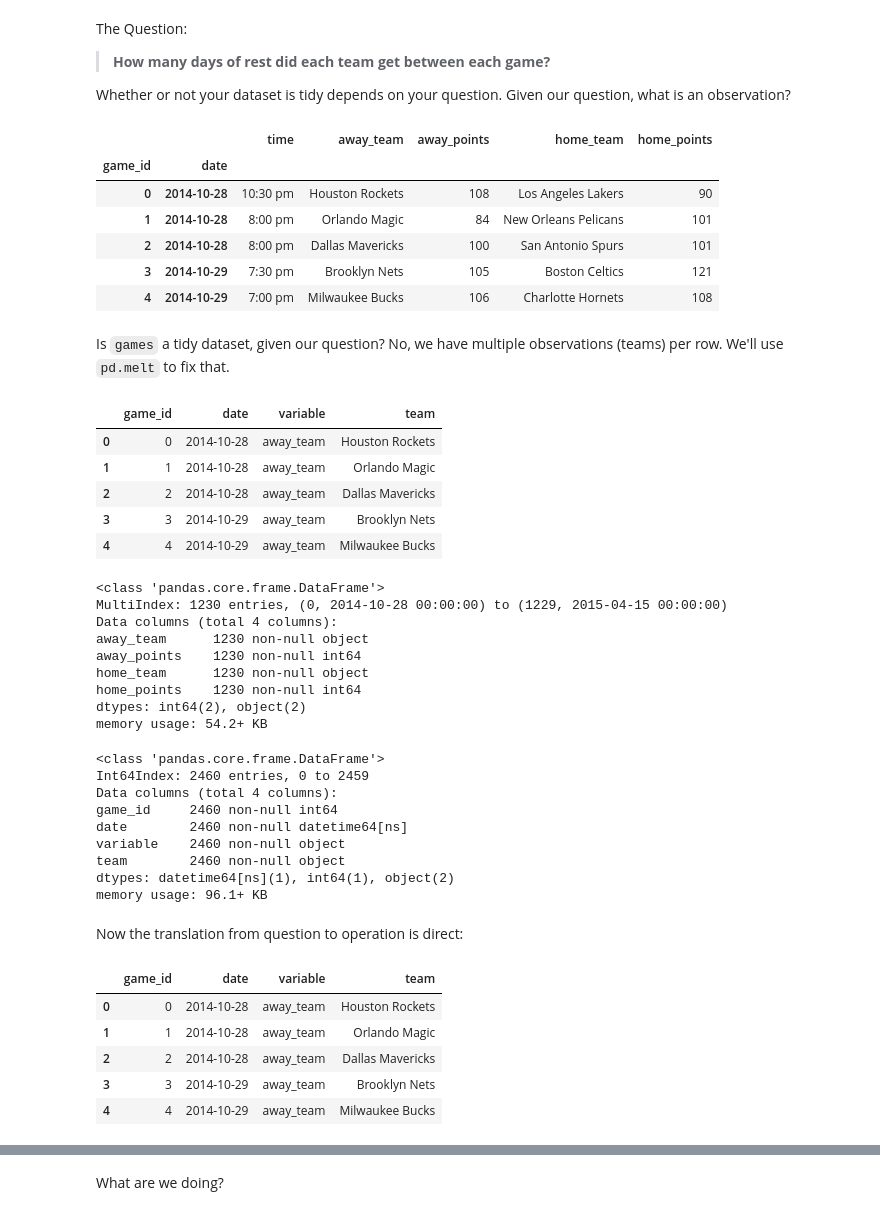
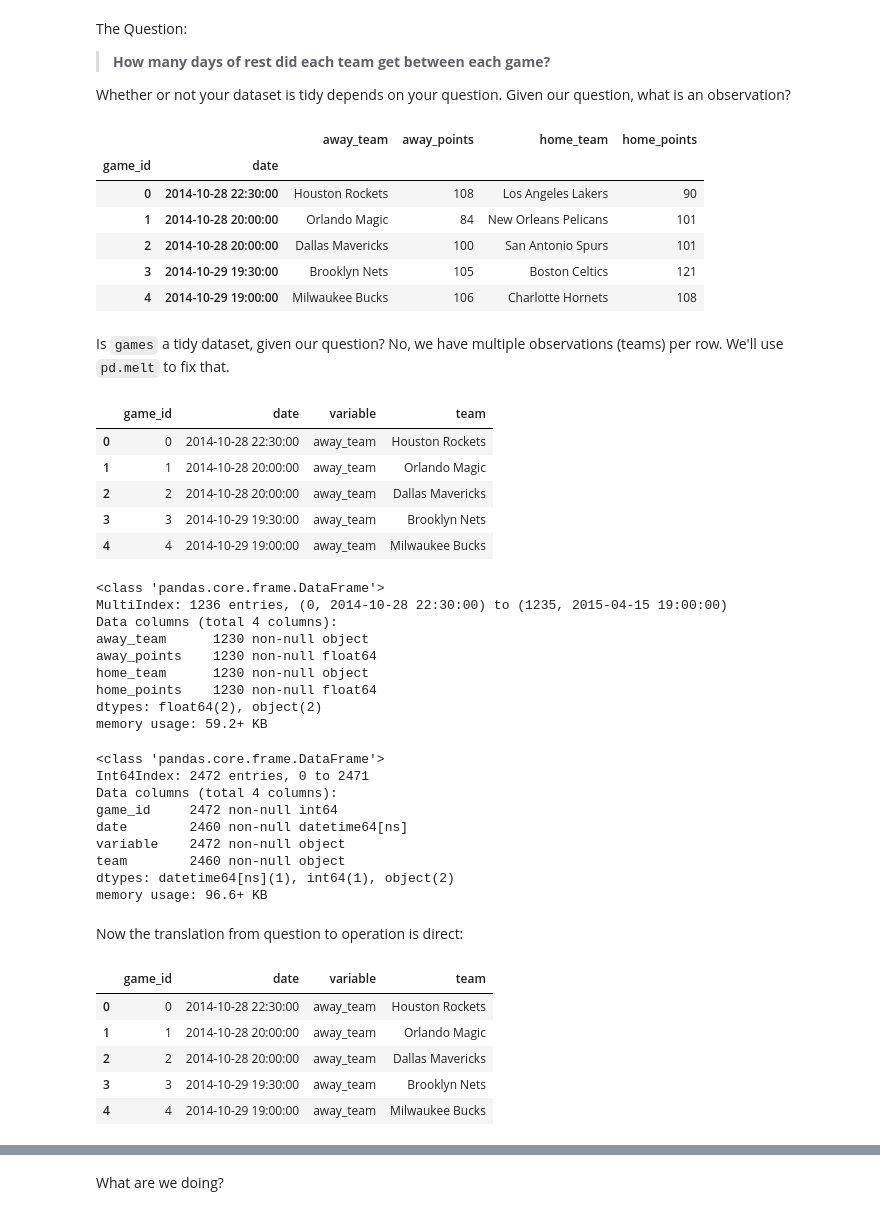
Before and after one commit to jreback/PyDataNYC2015, a Jupyter notebook: tutorial/4. Tidy Data.ipynb, the cells around one changed output, grey strips where cells are left out. Cells and saved outputs as stored; diff of their text form; code cells hidden in the pictures.

```diff
--- a/tutorial/4. Tidy Data.ipynb
+++ b/tutorial/4. Tidy Data.ipynb
@@ -40,25 +40,25 @@ The Question:
 Whether or not your dataset is tidy depends on your question. Given our question, what is an observation?
 # %%
 # parse and convert
-column_names = ['date1', 'time', '_', 'away_team', 'away_points',
+column_names = ['date1', 'time1', '_', 'away_team', 'away_points',
                 'home_team', 'home_points', 'n_ot', 'notes']
 games = (pd.read_csv('data/games.csv', names=column_names,
                       header=None, skiprows=2)
-           .assign(date = lambda x: pd.to_datetime(x['date1'],
+           .assign(date = lambda x: pd.to_datetime(x['date1'] + ' ' + x['time1'],
                                                    errors='coerce'))
-           .drop(['_', 'date1', 'notes', 'n_ot'], axis='columns')
+           .drop(['_', 'date1', 'time1', 'notes', 'n_ot'], axis='columns')
            .set_index('date', append=True)
         )
 games.index.names = ['game_id', 'date']
 games.head()
 # %% [output]
-|  |  | time | away_team | away_points | home_team | home_points |
-| game_id | date |  |  |  |  |  |
-| 0 | 2014-10-28 | 10:30 pm | Houston Rockets | 108 | Los Angeles Lakers | 90 |
-| 1 | 2014-10-28 | 8:00 pm | Orlando Magic | 84 | New Orleans Pelicans | 101 |
-| 2 | 2014-10-28 | 8:00 pm | Dallas Mavericks | 100 | San Antonio Spurs | 101 |
-| 3 | 2014-10-29 | 7:30 pm | Brooklyn Nets | 105 | Boston Celtics | 121 |
-| 4 | 2014-10-29 | 7:00 pm | Milwaukee Bucks | 106 | Charlotte Hornets | 108 |
+|  |  | away_team | away_points | home_team | home_points |
+| game_id | date |  |  |  |  |
+| 0 | 2014-10-28 22:30:00 | Houston Rockets | 108 | Los Angeles Lakers | 90 |
+| 1 | 2014-10-28 20:00:00 | Orlando Magic | 84 | New Orleans Pelicans | 101 |
+| 2 | 2014-10-28 20:00:00 | Dallas Mavericks | 100 | San Antonio Spurs | 101 |
+| 3 | 2014-10-29 19:30:00 | Brooklyn Nets | 105 | Boston Celtics | 121 |
+| 4 | 2014-10-29 19:00:00 | Milwaukee Bucks | 106 | Charlotte Hornets | 108 |
 # %% [markdown]
 Is `games` a tidy dataset, given our question? No, we have multiple observations (teams) per row. We'll use `pd.melt` to fix that.
 # %%
@@ -69,46 +69,46 @@ tidy = pd.melt(games.sort_index().reset_index(),
 tidy.head()
 # %% [output]
 |  | game_id | date | variable | team |
-| 0 | 0 | 2014-10-28 | away_team | Houston Rockets |
-| 1 | 1 | 2014-10-28 | away_team | Orlando Magic |
-| 2 | 2 | 2014-10-28 | away_team | Dallas Mavericks |
-| 3 | 3 | 2014-10-29 | away_team | Brooklyn Nets |
-| 4 | 4 | 2014-10-29 | away_team | Milwaukee Bucks |
+| 0 | 0 | 2014-10-28 22:30:00 | away_team | Houston Rockets |
+| 1 | 1 | 2014-10-28 20:00:00 | away_team | Orlando Magic |
+| 2 | 2 | 2014-10-28 20:00:00 | away_team | Dallas Mavericks |
+| 3 | 3 | 2014-10-29 19:30:00 | away_team | Brooklyn Nets |
+| 4 | 4 | 2014-10-29 19:00:00 | away_team | Milwaukee Bucks |
 # %%
 games.info()
 # %% [output]
 <class 'pandas.core.frame.DataFrame'>
-MultiIndex: 1230 entries, (0, 2014-10-28 00:00:00) to (1229, 2015-04-15 00:00:00)
+MultiIndex: 1236 entries, (0, 2014-10-28 22:30:00) to (1235, 2015-04-15 19:00:00)
 Data columns (total 4 columns):
 away_team      1230 non-null object
-away_points    1230 non-null int64
+away_points    1230 non-null float64
 home_team      1230 non-null object
-home_points    1230 non-null int64
-dtypes: int64(2), object(2)
-memory usage: 54.2+ KB
+home_points    1230 non-null float64
+dtypes: float64(2), object(2)
+memory usage: 59.2+ KB
 # %%
 tidy.info()
 # %% [output]
 <class 'pandas.core.frame.DataFrame'>
-Int64Index: 2460 entries, 0 to 2459
+Int64Index: 2472 entries, 0 to 2471
 Data columns (total 4 columns):
-game_id     2460 non-null int64
+game_id     2472 non-null int64
 date        2460 non-null datetime64[ns]
-variable    2460 non-null object
+variable    2472 non-null object
 team        2460 non-null object
 dtypes: datetime64[ns](1), int64(1), object(2)
-memory usage: 96.1+ KB
+memory usage: 96.6+ KB
 # %% [markdown]
 Now the translation from question to operation is direct:
 # %%
 tidy.head()
 # %% [output]
 |  | game_id | date | variable | team |
-| 0 | 0 | 2014-10-28 | away_team | Houston Rockets |
-| 1 | 1 | 2014-10-28 | away_team | Orlando Magic |
-| 2 | 2 | 2014-10-28 | away_team | Dallas Mavericks |
-| 3 | 3 | 2014-10-29 | away_team | Brooklyn Nets |
-| 4 | 4 | 2014-10-29 | away_team | Milwaukee Bucks |
+| 0 | 0 | 2014-10-28 22:30:00 | away_team | Houston Rockets |
+| 1 | 1 | 2014-10-28 20:00:00 | away_team | Orlando Magic |
+| 2 | 2 | 2014-10-28 20:00:00 | away_team | Dallas Mavericks |
+| 3 | 3 | 2014-10-29 19:30:00 | away_team | Brooklyn Nets |
+| 4 | 4 | 2014-10-29 19:00:00 | away_team | Milwaukee Bucks |
 # %%
 # For each team... get number of dates between games
 tidy.groupby('team')['date'].diff().dt.days - 1
```
Also changed, not shown: parts of 23 cells of this notebook, 2 other files.
